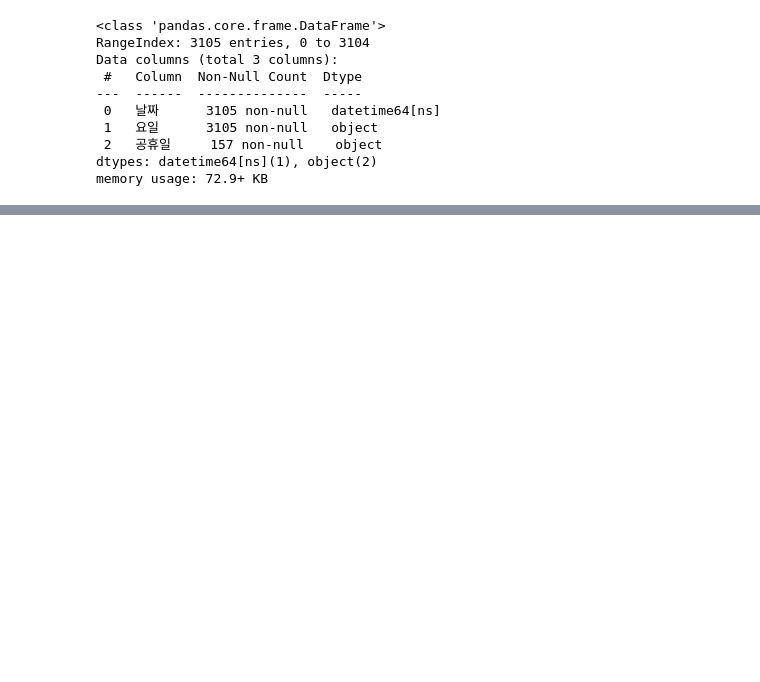
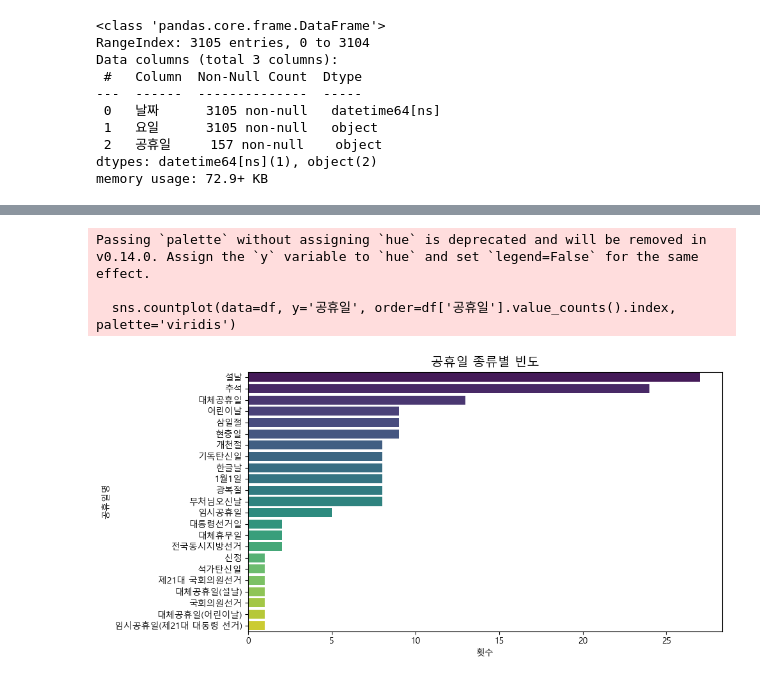
Before and after one commit to mimimoo02/youngwon, a Jupyter notebook: code/data_info.ipynb, the cells around one changed output, grey strips where cells are left out. Cells and saved outputs as stored; diff of their text form; code cells hidden in the pictures; blank space fills up the shorter version.

```diff
--- a/code/data_info.ipynb
+++ b/code/data_info.ipynb
@@ -51,0 +60,25 @@ memory usage: 72.9+ KB
+# %%
+import platform
+import matplotlib.pyplot as plt
+import pandas as pd
+import seaborn as sns
+
+os = platform.system()
+
+# Windows
+if os == 'Windows':
+    plt.rc('font', family= 'Malgun Gothic')
+
+# Mac
+elif os == 'Darwin':
+    plt.rc('font', family= 'AppleGothic')
+
+# Linux
+elif os == 'Linux':
+    plt.rc('font', family= 'NanumGothic')
+
+else:
+    print(f'{os} is not set')
+
+df = pd.read_csv('../results/전체날짜_공휴일포함_2017_2025.csv', encoding='utf-8-sig')
+df
@@ -51,0 +141,5 @@ memory usage: 72.9+ KB
+# %%
+# 공휴일만 추출
+df['날짜'] = pd.to_datetime(df['날짜'])
+holidays_df = df.dropna(subset=['공휴일']).copy()
+holidays_df
@@ -51,0 +160,14 @@ memory usage: 72.9+ KB
+# %%
+### 공휴일 종류별 빈도 ###
+plt.figure(figsize=(10, 5))
+sns.countplot(data=df, y='공휴일', order=df['공휴일'].value_counts().index, palette='viridis')
+plt.title("공휴일 종류별 빈도", fontsize=14)
+plt.xlabel("횟수")
+plt.ylabel("공휴일명")
+plt.tight_layout()
+plt.show()
+# %% [output]
+Passing `palette` without assigning `hue` is deprecated and will be removed in v0.14.0. Assign the `y` variable to `hue` and set `legend=False` for the same effect.
+
+  sns.countplot(data=df, y='공휴일', order=df['공휴일'].value_counts().index, palette='viridis')
+[figure, added]
```
Also changed, not shown: parts of 18 cells of this notebook.
